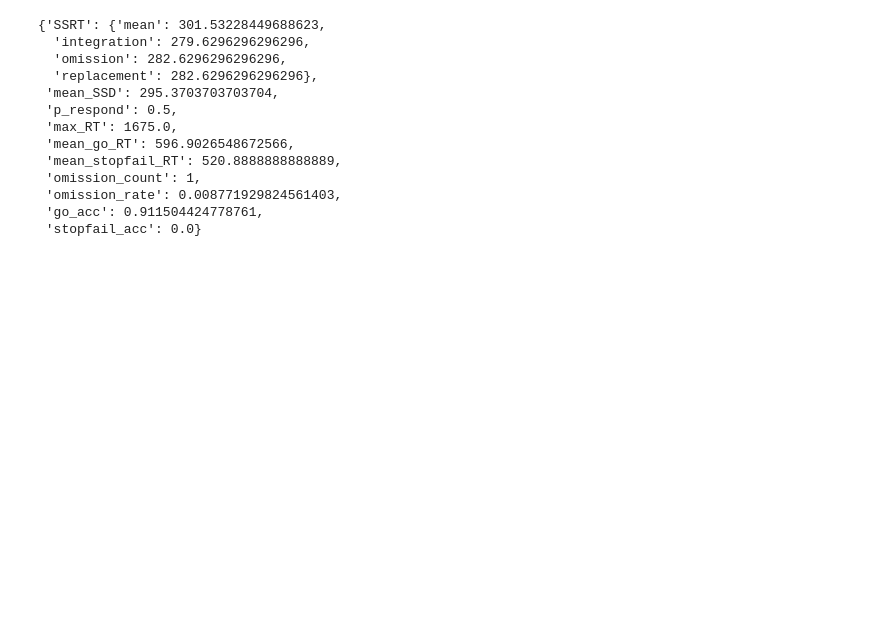
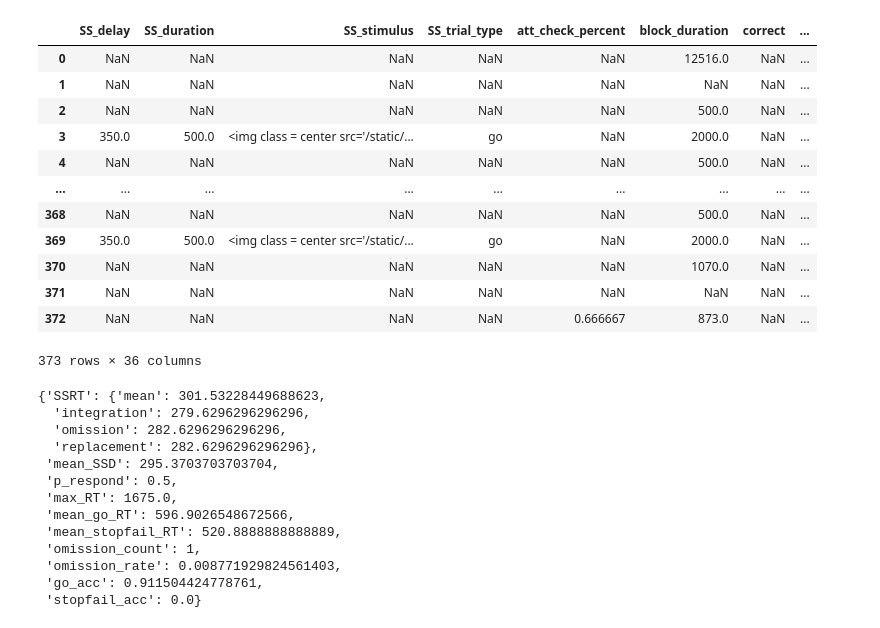
Before and after one commit to henrymj/stopsignalmetrics, a Jupyter notebook: examples/examples.ipynb, the cells around one changed output. Drawn from its saved outputs; the diff is of its cells as text; code cells hidden in the pictures; blank space fills up the shorter version.

```diff
--- a/examples/examples.ipynb
+++ b/examples/examples.ipynb
@@ -38,0 +11,5 @@ cleaned_subj = stop_data.fit_transform(subj_df)
+# %%
+stop_data = StopData()
+# %%
+raw_data, var_dict = stop_data.load(source='mturk', level='individual', return_clean=False)
+var_dict
@@ -38,0 +31,16 @@ cleaned_subj = stop_data.fit_transform(subj_df)
+# %%
+raw_data
+# %% [output]
+|  | SS_delay | SS_duration | SS_stimulus | SS_trial_type | att_check_percent | block_duration | correct | ... |
+| 0 | NaN | NaN | NaN | NaN | NaN | 12516.0 | NaN | ... |
+| 1 | NaN | NaN | NaN | NaN | NaN | NaN | NaN | ... |
+| 2 | NaN | NaN | NaN | NaN | NaN | 500.0 | NaN | ... |
+| 3 | 350.0 | 500.0 | <img class = center src='/static/... | go | NaN | 2000.0 | NaN | ... |
+| 4 | NaN | NaN | NaN | NaN | NaN | 500.0 | NaN | ... |
+| ... | ... | ... | ... | ... | ... | ... | ... | ... |
+| 368 | NaN | NaN | NaN | NaN | NaN | 500.0 | NaN | ... |
+| 369 | 350.0 | 500.0 | <img class = center src='/static/... | go | NaN | 2000.0 | NaN | ... |
+| 370 | NaN | NaN | NaN | NaN | NaN | 1070.0 | NaN | ... |
+| 371 | NaN | NaN | NaN | NaN | NaN | NaN | NaN | ... |
+| 372 | NaN | NaN | NaN | NaN | 0.666667 | 873.0 | NaN | ... |
+373 rows × 36 columns
```
Also changed, not shown: parts of 17 cells of this notebook.
